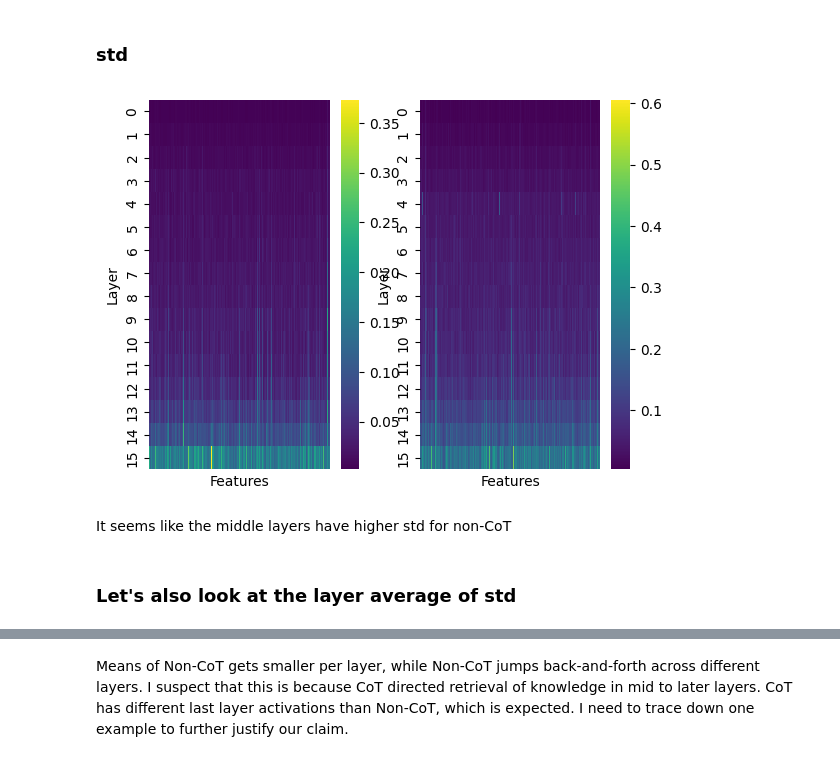
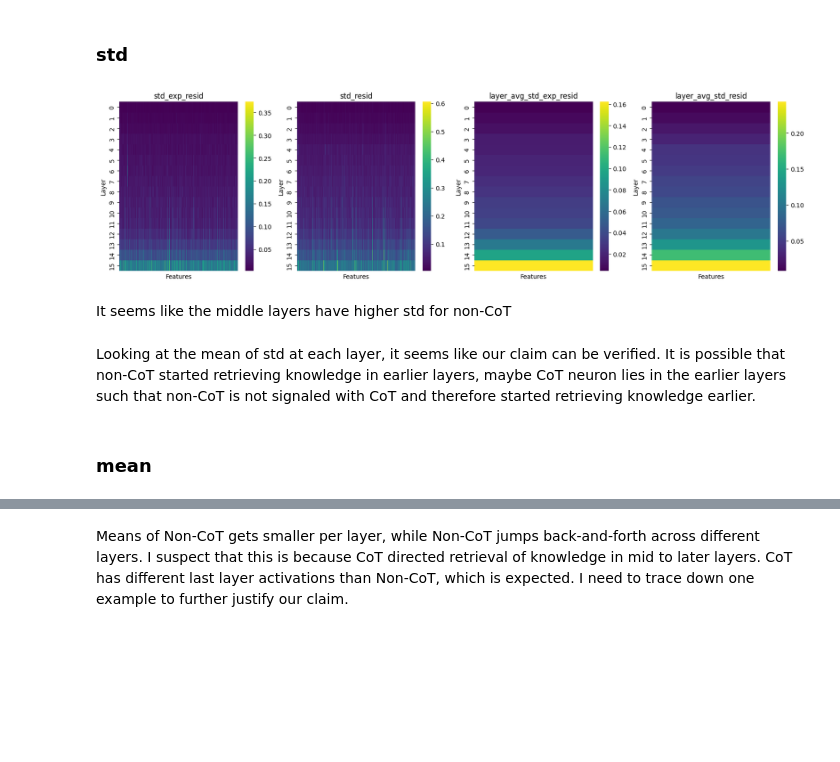
Before and after one commit to ShenranTomWang/CoT, a Jupyter notebook: CoT.ipynb, the cells around one changed output, grey strips where cells are left out. Drawn from its saved outputs; the diff is of its cells as text; code cells hidden in the pictures; blank space fills up the shorter version.

Commit message:
draw all plots in one cell

```diff
--- a/CoT.ipynb
+++ b/CoT.ipynb
@@ -38,8 +66,8 @@ from utils.loading_utils import get_pretrained_model
 # %% [markdown]
 # Constants
 # %%
-DATA_PATH = "./data/com2sense.json"
-CONFIG_PATH = "./config.ini"
+DATA_PATH = "/content/drive/MyDrive/University/CoT/data/com2sense.json"
+CONFIG_PATH = "/content/drive/MyDrive/University/CoT/geometry-of-truth/config.ini"
 MODEL_NAME = "llama-3.2-1b"
 N_SHOTS = 5
 BATCH_SIZE = 1
@@ -77,8 +114,8 @@ config.read(CONFIG_PATH)
 
 def load_model(model_name: str, device='remote') -> HookedTransformer:
     print(f"Loading model {model_name}...")
-    weights_directory = "./models/" + config[model_name]['weights_directory']
-    model = get_pretrained_model(weights_directory, dtype=torch.bfloat16, device=device)
+    weights_directory = config[model_name]['weights_directory']
+    model = HookedTransformer.from_pretrained(weights_directory, dtype=torch.bfloat16, device=device)
     model.tokenizer = AutoTokenizer.from_pretrained(weights_directory)
     return model
 
@@ -394,28 +431,36 @@ std_resid_top_k = torch.gather(std_resid, 1, cot_indeces)
 # %% [markdown]
 ### std
 # %%
-def draw_heatmap(tensor: torch.Tensor, axis=None):
+def draw_heatmap(tensor: torch.Tensor, title: str, axis=None):
     """
     Draws a heatmap of the tensor.
     args:
         tensor: The tensor to draw the heatmap of. Must have dimensionality of 2
+        title: The title of the heatmap.
         axis: The axis to draw the heatmap on (for side-by-side plots), default to None if not needed
     """
     data = tensor.to(torch.float32).cpu().numpy()
     sns.heatmap(data, cmap='viridis', cbar=True, xticklabels=False, yticklabels=True, ax=axis)
 
     ax = axis if axis is not None else plt.gca()
     ax.set_xlabel('Features')
     ax.set_ylabel('Layer')
+    ax.set_title(title)
 
-fig, axes = plt.subplots(ncols=2)
-draw_heatmap(std_exp_resid, axes[0])
-draw_heatmap(std_resid, axes[1])
+layer_avg_std_exp_resid = torch.mean(std_exp_resid, dim=1).unsqueeze(1)
+layer_avg_std_resid = torch.mean(std_resid, dim=1).unsqueeze(1)
+fig, axes = plt.subplots(ncols=4, figsize=(20, 5))
+draw_heatmap(std_exp_resid, "std_exp_resid", axes[0])
+draw_heatmap(std_resid, "std_resid", axes[1])
+draw_heatmap(layer_avg_std_exp_resid, "layer_avg_std_exp_resid", axes[2])
+draw_heatmap(layer_avg_std_resid, "layer_avg_std_resid", axes[3])
 plt.show()
 # %% [output]
-[figure, old version]
+[figure, new version]
 # %% [markdown]
 It seems like the middle layers have higher std for non-CoT
-# %% [markdown]
-### Let's also look at the layer average of std
+# %% [markdown]
+Looking at the mean of std at each layer, it seems like our claim can be verified. It is possible that non-CoT started retrieving knowledge in earlier layers, maybe CoT neuron lies in the earlier layers such that non-CoT is not signaled with CoT and therefore started retrieving knowledge earlier.
+# %% [markdown]
+### mean
 # %%
```
Also changed, not shown: parts of 13 cells of this notebook.
